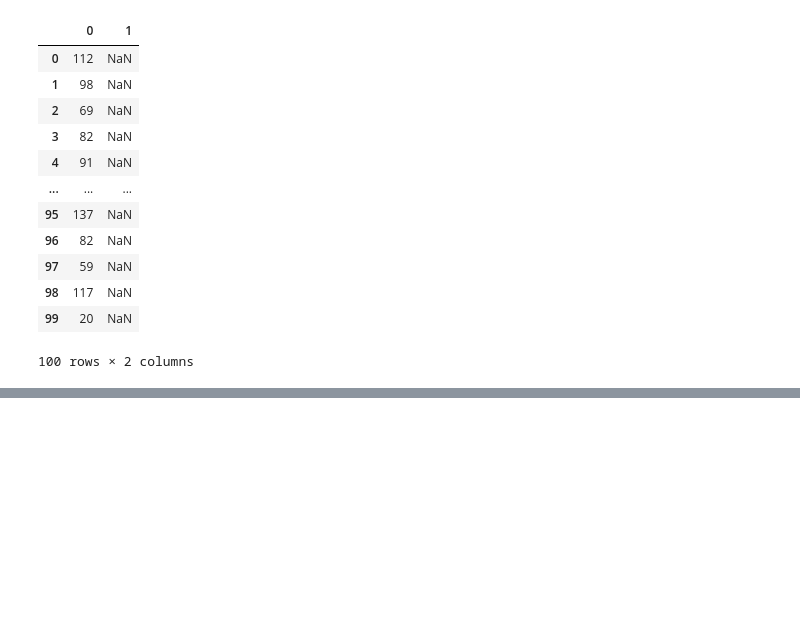
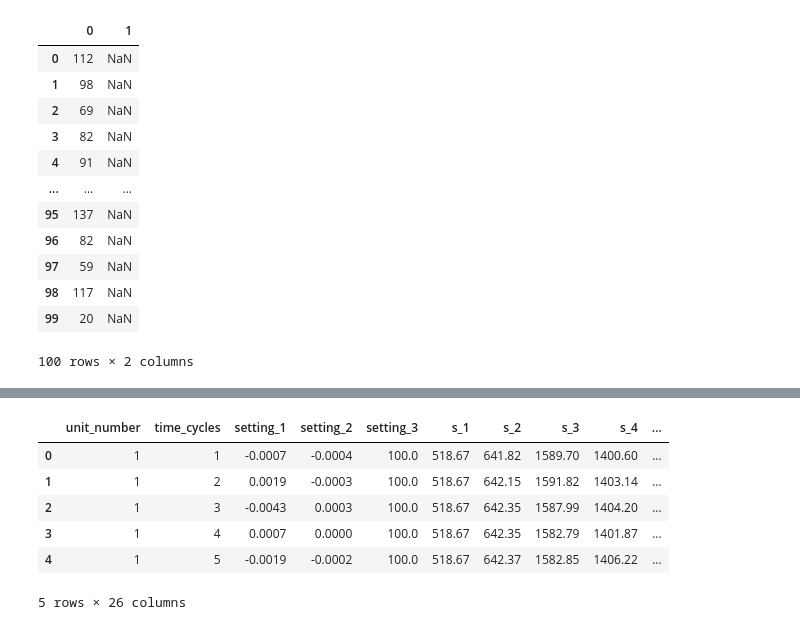
Before and after one commit to bertnyak/nasa_turbofan_engine_project, a Jupyter notebook: preprocessing/nasa_turbofan_engine.ipynb, the cells around one changed output, grey strips where cells are left out. Saved outputs shown, nothing was run; the diff lists cells and outputs as text; code cells hidden in the pictures; blank space fills up the shorter version.

```diff
--- a/preprocessing/nasa_turbofan_engine.ipynb
+++ b/preprocessing/nasa_turbofan_engine.ipynb
@@ -58,0 +83,17 @@ data_RUL
+# %%
+index_names = ['unit_number', 'time_cycles']
+setting_names = ['setting_1', 'setting_2', 'setting_3']
+sensor_names = ['s_{}'.format(i+1) for i in range(0,21)]
+col_names = index_names + setting_names + sensor_names
+# %%
+data_train.columns = col_names
+# %%
+data_train.head()
+# %% [output]
+|  | unit_number | time_cycles | setting_1 | setting_2 | setting_3 | s_1 | s_2 | s_3 | s_4 | ... |
+| 0 | 1 | 1 | -0.0007 | -0.0004 | 100.0 | 518.67 | 641.82 | 1589.70 | 1400.60 | ... |
+| 1 | 1 | 2 | 0.0019 | -0.0003 | 100.0 | 518.67 | 642.15 | 1591.82 | 1403.14 | ... |
+| 2 | 1 | 3 | -0.0043 | 0.0003 | 100.0 | 518.67 | 642.35 | 1587.99 | 1404.20 | ... |
+| 3 | 1 | 4 | 0.0007 | 0.0000 | 100.0 | 518.67 | 642.35 | 1582.79 | 1401.87 | ... |
+| 4 | 1 | 5 | -0.0019 | -0.0002 | 100.0 | 518.67 | 642.37 | 1582.85 | 1406.22 | ... |
+5 rows × 26 columns
```
Also changed, not shown: parts of 2 cells of this notebook.
